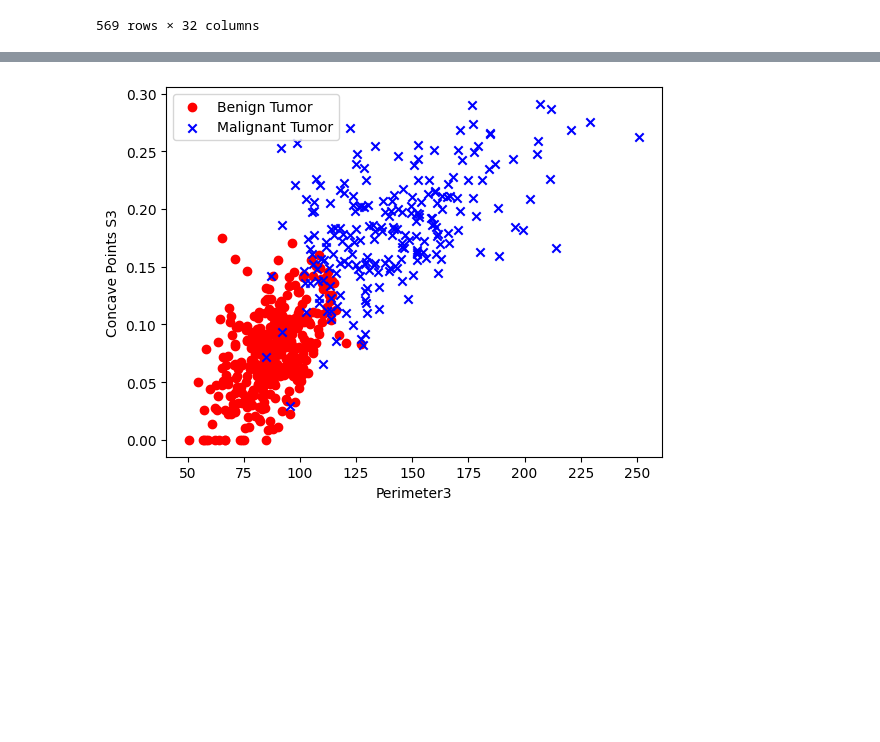
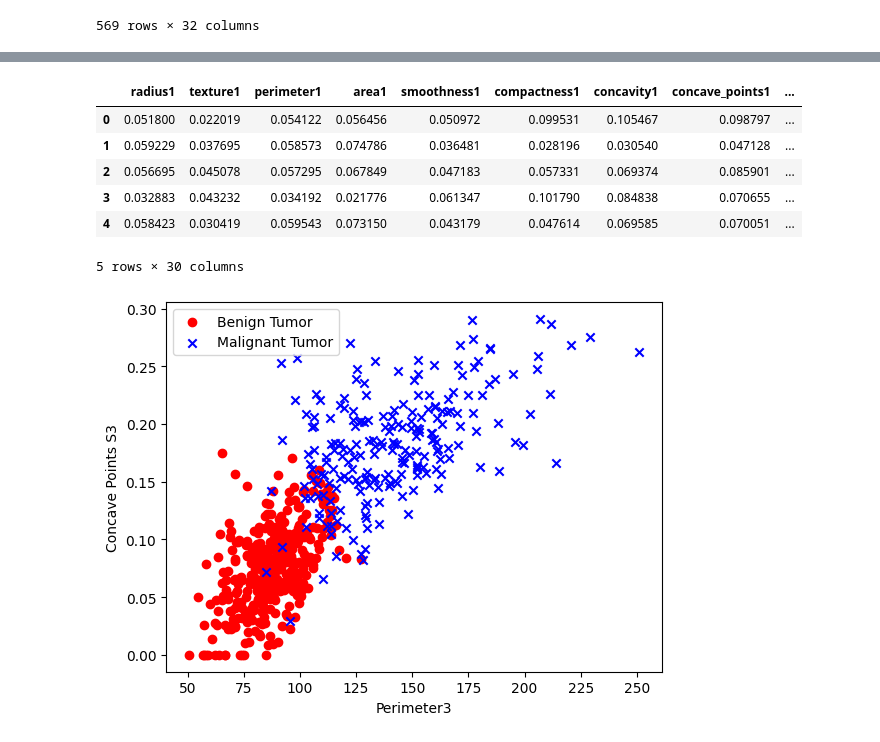
Before and after one commit to ssrakshaya/BreastCancerAnalysis, a Jupyter notebook: InitialEDABreastCancer.ipynb, the cells around one changed output, grey strips where cells are left out. Drawn from its saved outputs; the diff is of its cells as text; code cells hidden in the pictures; blank space fills up the shorter version.

Commit message:
added comments and more preprocessed data

```diff
--- a/InitialEDABreastCancer.ipynb
+++ b/InitialEDABreastCancer.ipynb
@@ -123,0 +134,10 @@ df
+# %%
+#Normalizing the Data
+pd.options.mode.chained_assignment = None
+
+
+X_normalized = X
+
+#I normalized the data by column using the l2 normalization
+X_normalized = preprocessing.normalize(X, norm='l2', axis=0) # Column
+X_normalized = pd.DataFrame(X_normalized, columns=X.columns)
@@ -124,3 +167,14 @@ df
+# %%
+#Visualizing the normalized
+X_normalized.head()
+# %% [output]
+|  | radius1 | texture1 | perimeter1 | area1 | smoothness1 | compactness1 | concavity1 | concave_points1 | ... |
+| 0 | 0.051800 | 0.022019 | 0.054122 | 0.056456 | 0.050972 | 0.099531 | 0.105467 | 0.098797 | ... |
+| 1 | 0.059229 | 0.037695 | 0.058573 | 0.074786 | 0.036481 | 0.028196 | 0.030540 | 0.047128 | ... |
+| 2 | 0.056695 | 0.045078 | 0.057295 | 0.067849 | 0.047183 | 0.057331 | 0.069374 | 0.085901 | ... |
+| 3 | 0.032883 | 0.043232 | 0.034192 | 0.021776 | 0.061347 | 0.101790 | 0.084838 | 0.070655 | ... |
+| 4 | 0.058423 | 0.030419 | 0.059543 | 0.073150 | 0.043179 | 0.047614 | 0.069585 | 0.070051 | ... |
+5 rows × 30 columns
 # %%
 #creating smaller subset of data frame seperated by target class (malignant vs benign)
 #benign tumors
```
Also changed, not shown: parts of 8 cells of this notebook.
